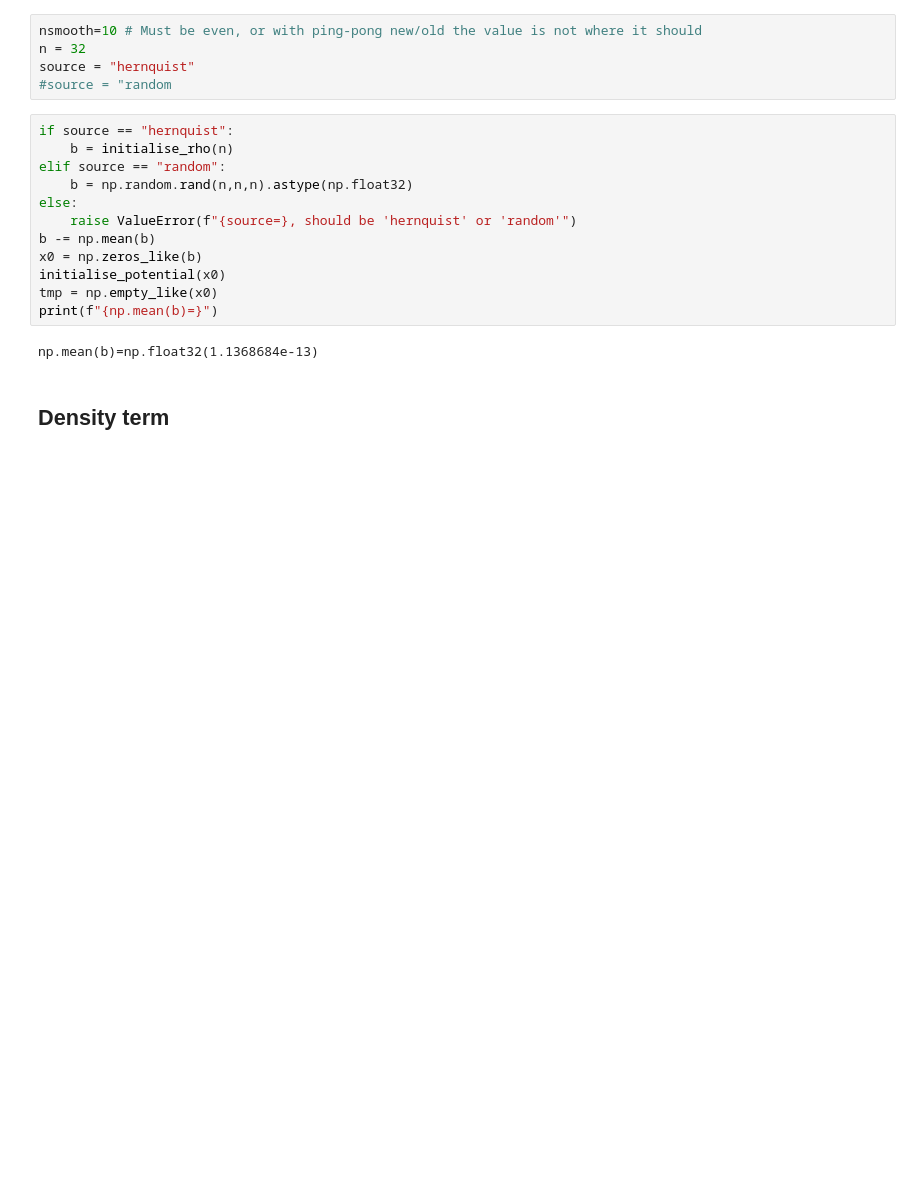
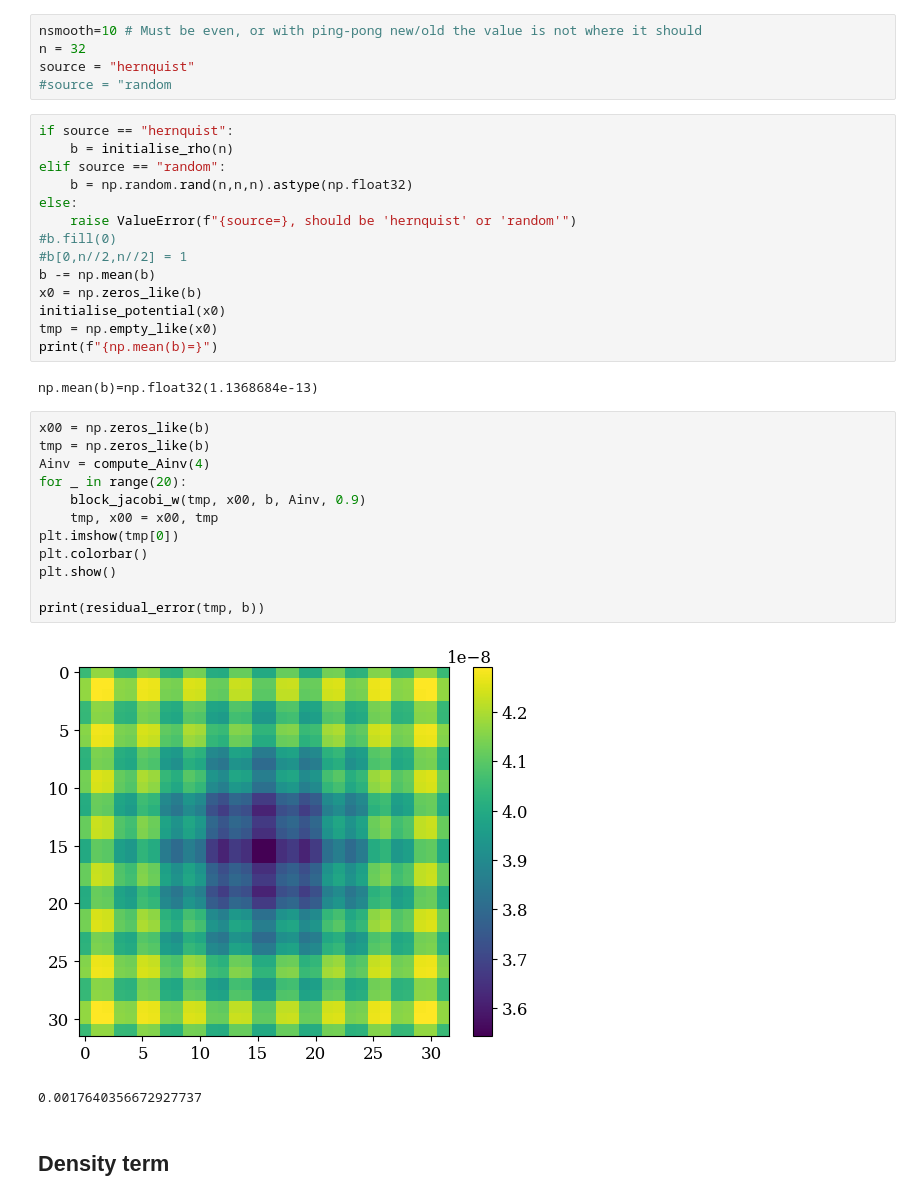
Before and after one commit to mianbreton/pysco, a Jupyter notebook: compute_residuals.ipynb, the cells around one changed output. Drawn from its saved outputs; the diff is of its cells as text; blank space fills up the shorter version.

```diff
--- a/compute_residuals.ipynb
+++ b/compute_residuals.ipynb
@@ -318,6 +364,8 @@ elif source == "random":
     b = np.random.rand(n,n,n).astype(np.float32)
 else:
     raise ValueError(f"{source=}, should be 'hernquist' or 'random'")
+#b.fill(0)
+#b[0,n//2,n//2] = 1
 b -= np.mean(b)
 x0 = np.zeros_like(b)
 initialise_potential(x0)
@@ -325,6 +373,21 @@ tmp = np.empty_like(x0)
 print(f"{np.mean(b)=}")
 # %% [output]
 np.mean(b)=np.float32(1.1368684e-13)
+# %%
+x00 = np.zeros_like(b)
+tmp = np.zeros_like(b)
+Ainv = compute_Ainv(4)
+for _ in range(20):
+    block_jacobi_w(tmp, x00, b, Ainv, 0.9)
+    tmp, x00 = x00, tmp
+plt.imshow(tmp[0])
+plt.colorbar()
+plt.show()
+
+print(residual_error(tmp, b))
+# %% [output]
+[figure, added]
+0.0017640356672927737
 # %% [markdown]
 ## Density term
 # %%
```
Also changed, not shown: parts of 26 cells of this notebook, 2 other files.
